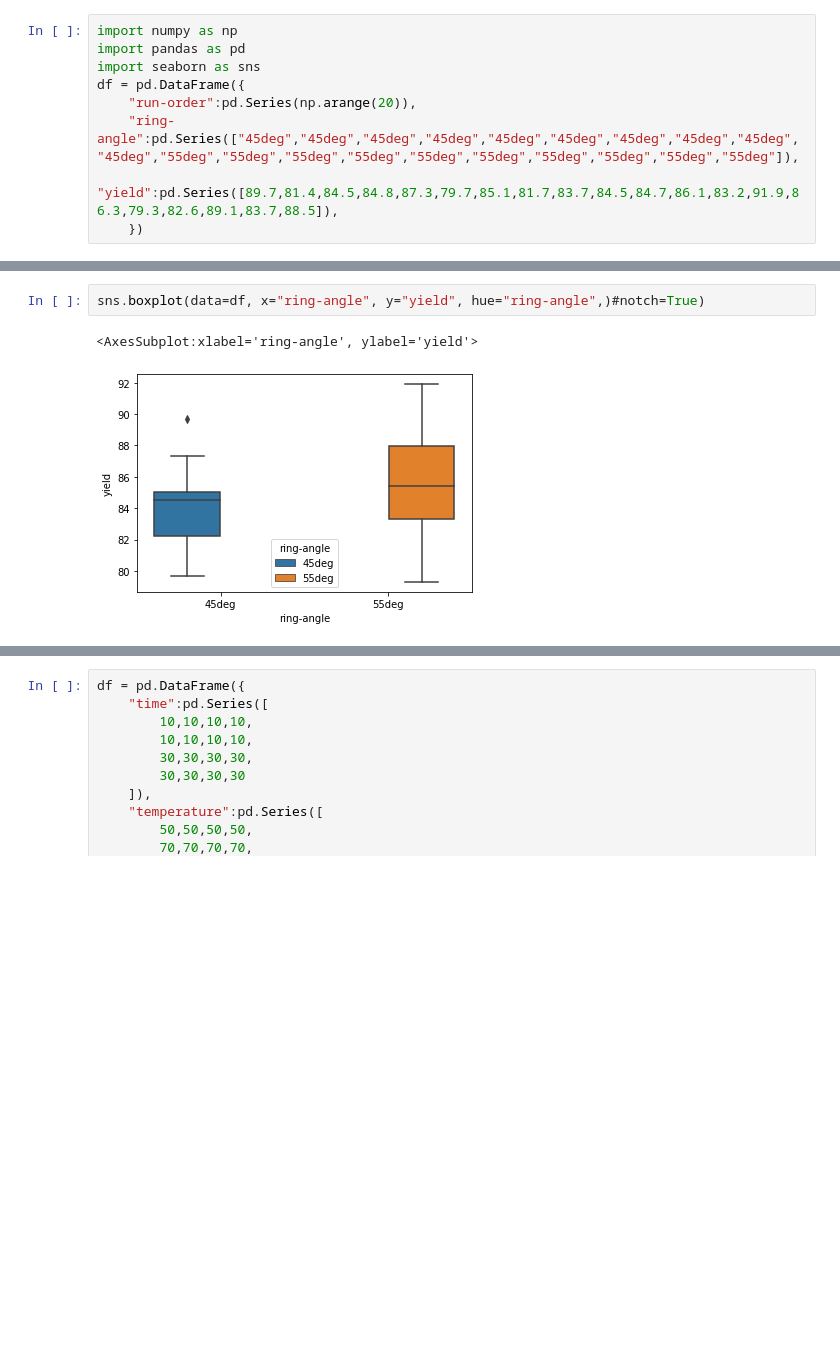
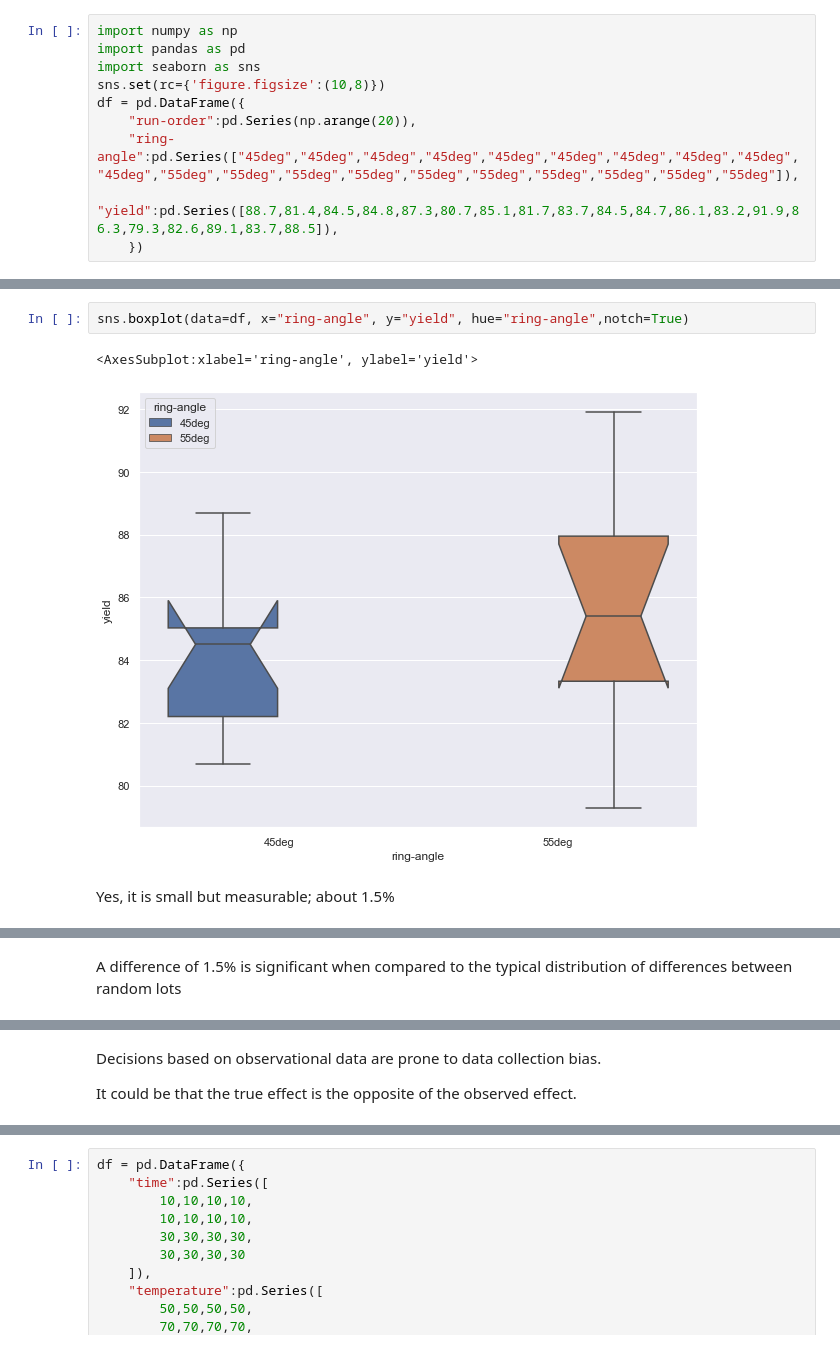
Before and after one commit to wilsonify/FocusRing, a Jupyter notebook: src/book/geometry_of_consumable_focus_rings_used_in_plasma_etching_of_thin_silicon_oxides/notebooks.ipynb, the cells around one changed output, grey strips where cells are left out. Cells and saved outputs as stored; diff of their text form; blank space fills up the shorter version.

```diff
--- a/src/book/geometry_of_consumable_focus_rings_used_in_plasma_etching_of_thin_silicon_oxides/notebooks.ipynb
+++ b/src/book/geometry_of_consumable_focus_rings_used_in_plasma_etching_of_thin_silicon_oxides/notebooks.ipynb
@@ -4,9 +5,10 @@
 import numpy as np
 import pandas as pd
 import seaborn as sns
+sns.set(rc={'figure.figsize':(10,8)})
 df = pd.DataFrame({
     "run-order":pd.Series(np.arange(20)),
     "ring-angle":pd.Series(["45deg","45deg","45deg","45deg","45deg","45deg","45deg","45deg","45deg","45deg","55deg","55deg","55deg","55deg","55deg","55deg","55deg","55deg","55deg","55deg"]),
-    "yield":pd.Series([89.7,81.4,84.5,84.8,87.3,79.7,85.1,81.7,83.7,84.5,84.7,86.1,83.2,91.9,86.3,79.3,82.6,89.1,83.7,88.5]),
+    "yield":pd.Series([88.7,81.4,84.5,84.8,87.3,80.7,85.1,81.7,83.7,84.5,84.7,86.1,83.2,91.9,86.3,79.3,82.6,89.1,83.7,88.5]),
     })
 # %%
@@ -17,12 +20,20 @@ sns.scatterplot(data=df, x="run-order", y="yield", hue=df["ring-angle"].to_list(
 # %%
-sns.boxplot(data=df, x="ring-angle", y="yield", hue="ring-angle",)#notch=True)
+sns.boxplot(data=df, x="ring-angle", y="yield", hue="ring-angle",notch=True)
 # %% [output]
 <AxesSubplot:xlabel='ring-angle', ylabel='yield'>
-[figure, old version]
+[figure, new version]
+# %% [markdown]
+Yes, it is small but measurable; about 1.5%
 # %% [markdown]
 ### Consider the Distribution of differences
 ![ Distribution ](images/distribution-of-differences.png)
+# %% [markdown]
+A difference of 1.5% is significant when compared to the typical distribution of differences between random lots
 # %% [markdown]
 ### Beware Simpson's paradox
 ![ paradox ](images/simpsons-paradox.png)
+# %% [markdown]
+Decisions based on observational data are prone to data collection bias.
+
+It could be that the true effect is the opposite of the observed effect.
 # %% [markdown]
```
Also changed, not shown: parts of 7 cells of this notebook.
